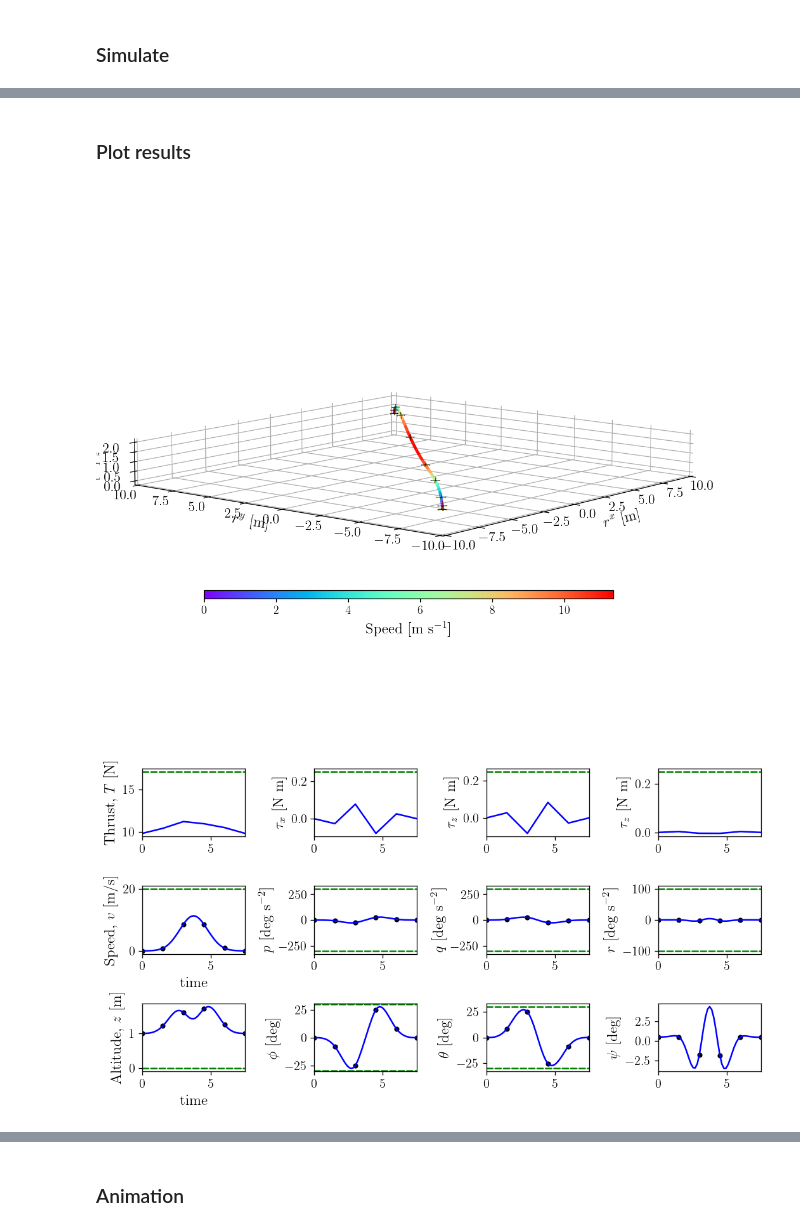
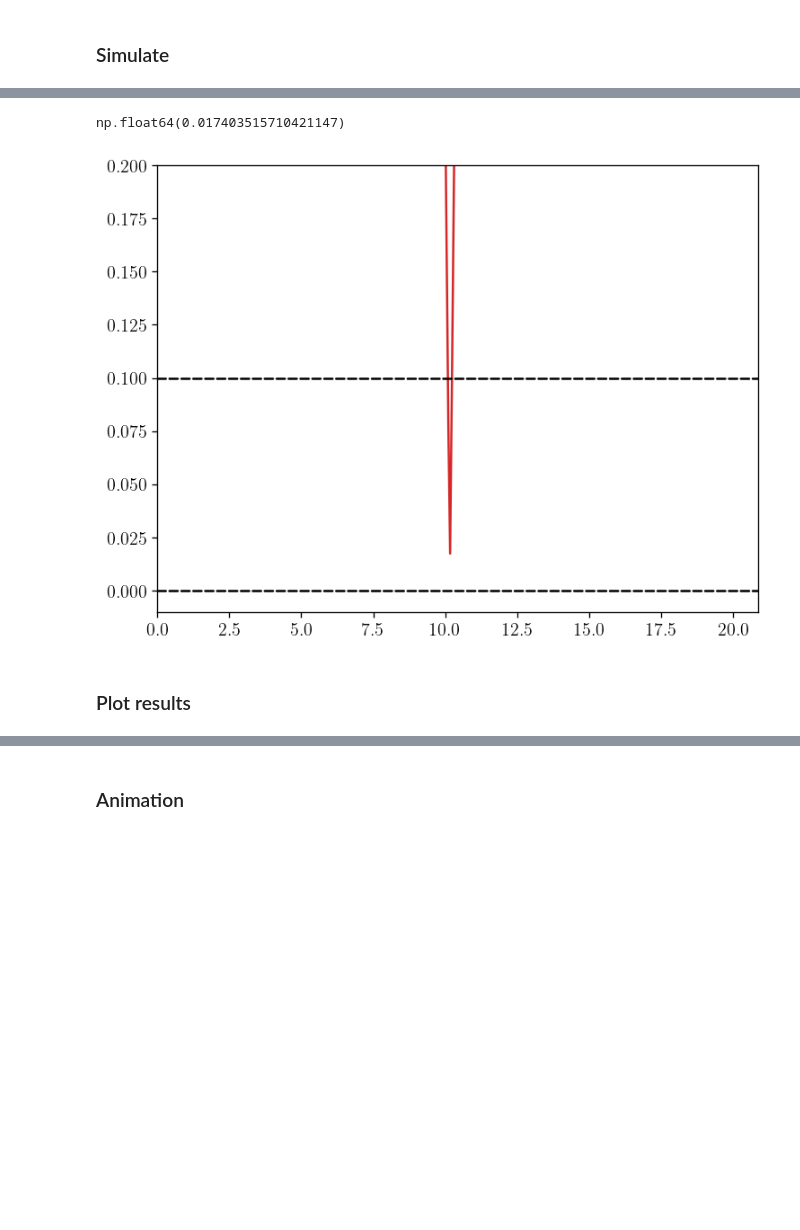
Before and after one commit to sametuzun781/Fast_TrajOpt_CT-STL, a Jupyter notebook: SCP_TrajGen.ipynb, the cells around one changed output, grey strips where cells are left out. Saved outputs shown, nothing was run; the diff lists cells and outputs as text; code cells hidden in the pictures; blank space fills up the shorter version.

```diff
--- a/SCP_TrajGen.ipynb
+++ b/SCP_TrajGen.ipynb
@@ -2077,0 +101,20 @@ integrate_multiple_jitted = make_calc_fn_im(qf_params_sc)
+# %%
+prev_sol = False
+if prev_sol:
+    params_sc['ite'] = 500
+    params_sc['w_ptr'] = 800
+
+    params_sc['X_last'] = prox_results_sc['X_new']
+    params_sc['U_last'] = prox_results_sc['U_new']
+    params_sc['S_last'] = prox_results_sc['S_new']
+
+prox_results_sc = prox_linear(  copy.deepcopy(params_sc),
+                                cvx_prb,
+                                fcn_dict,
+                                )
+
+# prox_results_sc = profile_with_cprofile(scp.prox_linear,
+#                                         copy.deepcopy(params_sc),
+#                                         cvx_prb,
+#                                         fcn_dict
+#                                         )
@@ -2155,7 +237,22 @@ qf_results = unscale_results(copy.deepcopy(qf_results_sc),
+# %%
+plt.plot(results['times_all'], np.linalg.norm(results['x_all'][:, 0:3] - params['p_w'][None, 0:3], axis=1))
+# plt.ylim(-1e-4, 1.1)
+# plt.ylim(-1e-4, 0.3)
+# plt.ylim(-1e-4, 0.1)
+# plt.ylim(-1e-4, 0.01)
+# plt.ylim(-1e-4, 0.001)
+# plt.ylim(-1e-4, 0.002)
+# plt.ylim(-1e-4, 0.004)
+plt.ylim(-1e-2, params['r_w']+0.1)
+
+
+# plt.ylim(-1e-4, 0.01)
+# plt.ylim(-1e-4, 0.1)
+plt.axhline(y=params['r_w'], c='black', ls='dashed')
+plt.axhline(y=0, c='black', ls='dashed')
+np.min(np.linalg.norm(results['x_all'][:, 0:3] - params['p_w'][None, 0:3], axis=1))
+# %% [output]
+np.float64(0.017403515710421147)
+[figure, added]
 # %% [markdown]
 ### Plot results
-# %%
-qf_plot(qf_results, qf_params)
-# %% [output]
-[figure, removed]
-[figure, removed]
```
Also changed, not shown: parts of 74 cells of this notebook, 15 other files.
